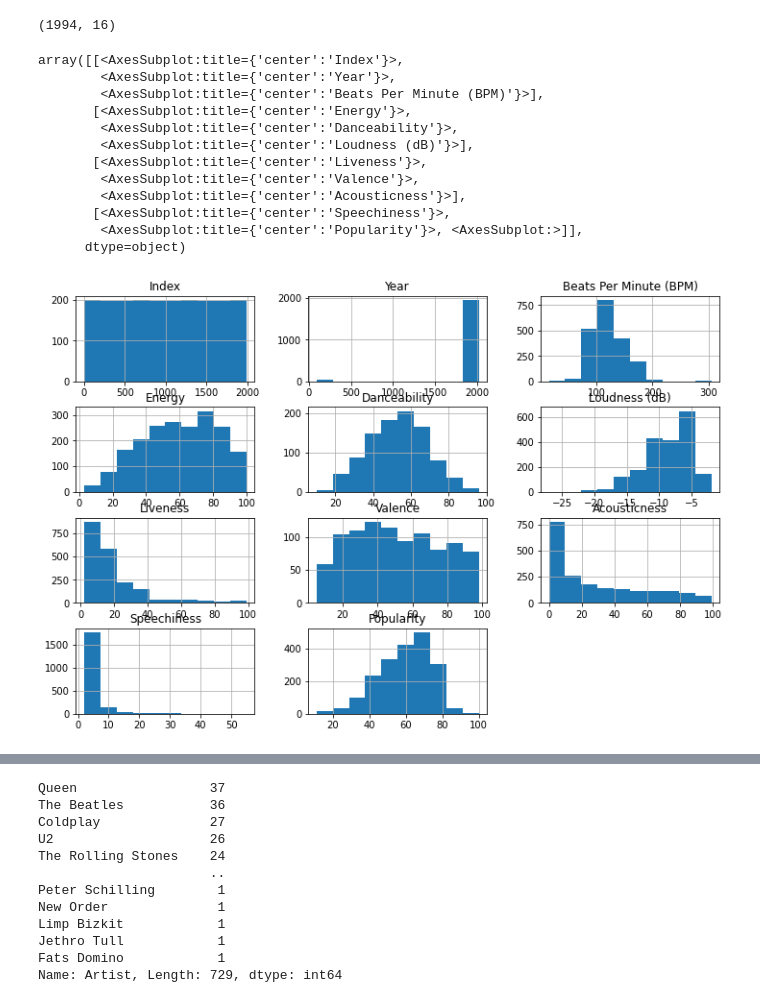
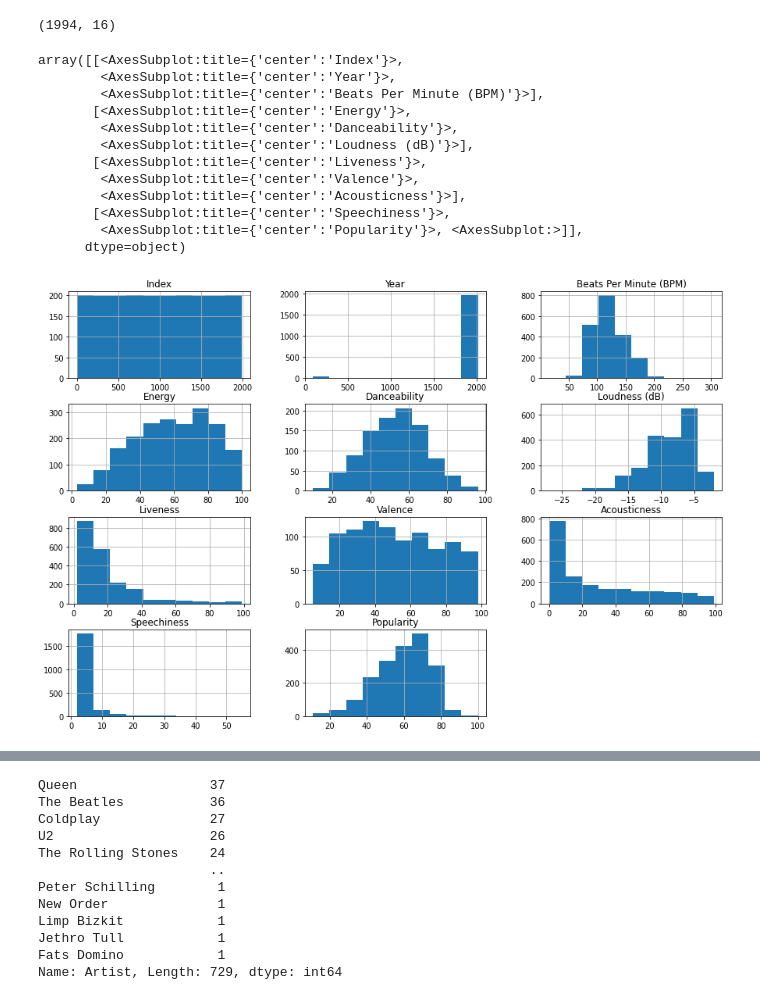
Before and after one commit to tomseeber/data_cleaning_stage3, a Jupyter notebook: datacleaning.ipynb, the cells around one changed output, grey strips where cells are left out. Cells and saved outputs as stored; diff of their text form; code cells hidden in the pictures.

```diff
--- a/datacleaning.ipynb
+++ b/datacleaning.ipynb
@@ -50,21 +50,21 @@ data_prod_df.shape
 # %% [output]
 (1994, 16)
 # %%
-data_prod_df.hist(figsize=(12,8))
+data_prod_df.hist(figsize=(15,10))
 # %% [output]
 array([[<AxesSubplot:title={'center':'Index'}>,
         <AxesSubplot:title={'center':'Year'}>,
         <AxesSubplot:title={'center':'Beats Per Minute (BPM)'}>],
        [<AxesSubplot:title={'center':'Energy'}>,
         <AxesSubplot:title={'center':'Danceability'}>,
         <AxesSubplot:title={'center':'Loudness (dB)'}>],
        [<AxesSubplot:title={'center':'Liveness'}>,
         <AxesSubplot:title={'center':'Valence'}>,
         <AxesSubplot:title={'center':'Acousticness'}>],
        [<AxesSubplot:title={'center':'Speechiness'}>,
         <AxesSubplot:title={'center':'Popularity'}>, <AxesSubplot:>]],
       dtype=object)
-[figure, old version]
+[figure, new version]
 # %%
 data_prod_df.describe()
 # %% [output]
```
Also changed, not shown: parts of 1 cell of this notebook, 2 other files.
